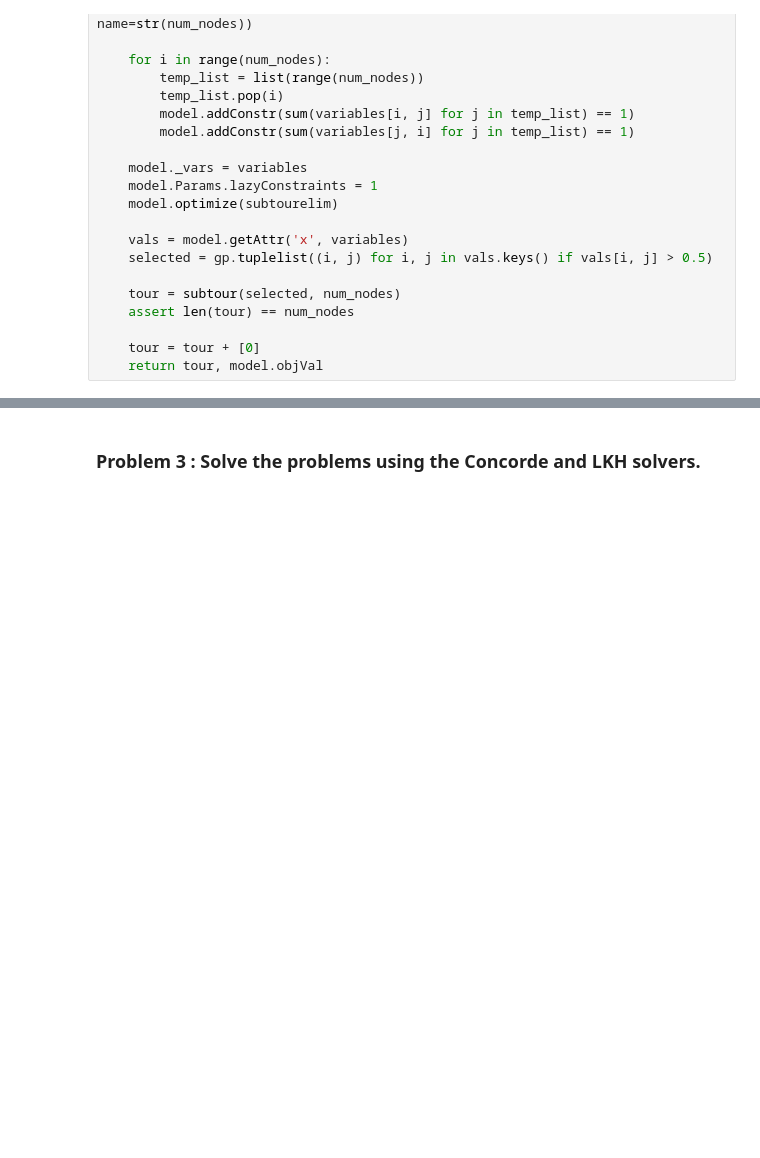
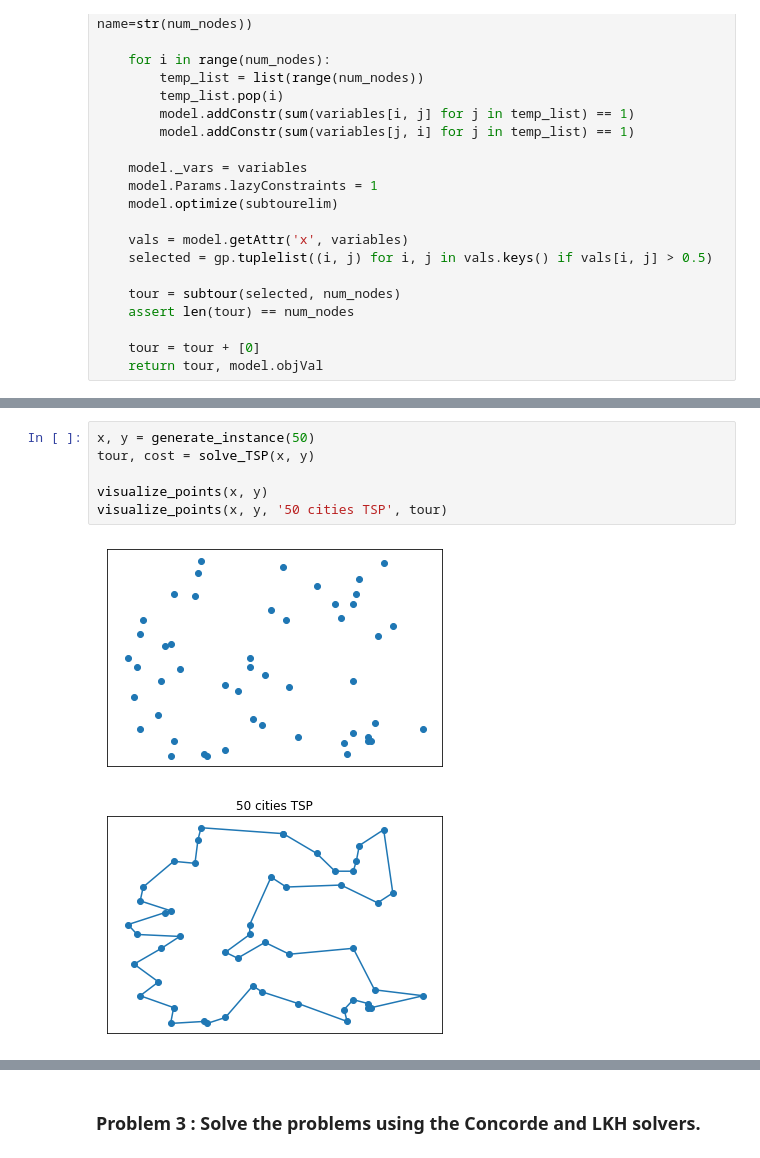
Before and after one commit to leehoon7/IE801, a Jupyter notebook: HW2.ipynb, the cells around one changed output, grey strips where cells are left out. Drawn from its saved outputs; the diff is of its cells as text; blank space fills up the shorter version.

```diff
--- a/HW2.ipynb
+++ b/HW2.ipynb
@@ -145,0 +169,9 @@ Using license file C:\Users\Kanghoon\gurobi.lic
+# %%
+x, y = generate_instance(50)
+tour, cost = solve_TSP(x, y)
+
+visualize_points(x, y)
+visualize_points(x, y, '50 cities TSP', tour)
+# %% [output]
+[figure, added]
+[figure, added]
```
Also changed, not shown: parts of 8 cells of this notebook.
